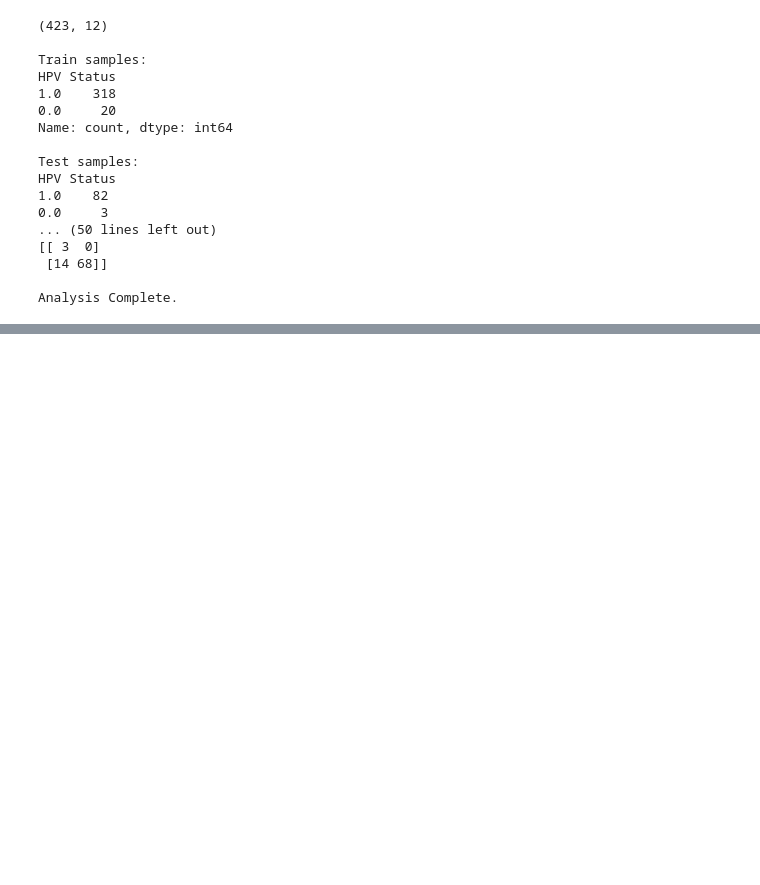
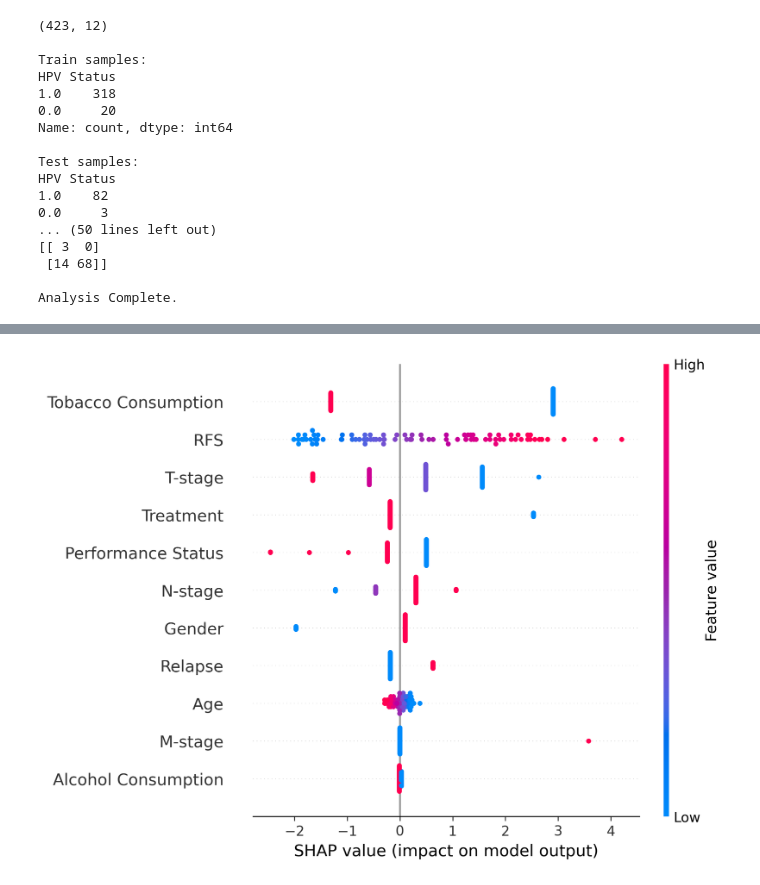
Before and after one commit to miriamamin1213-ux/HPV-classification, a Jupyter notebook: Copy_of_ModelLR_11F_44.ipynb, the cells around one changed output, grey strips where cells are left out. Saved outputs shown, nothing was run; the diff lists cells and outputs as text; code cells hidden in the pictures; blank space fills up the shorter version.

```diff
--- a/Copy_of_ModelLR_11F_44.ipynb
+++ b/Copy_of_ModelLR_11F_44.ipynb
@@ -381,0 +883,6 @@ Analysis Complete.
+# %%
+from IPython.display import Image, display
+
+display(Image("SHAP_Summary_LogisticRegression_Seed44.png"))
+# %% [output]
+[figure, added]
```
Also changed, not shown: parts of 9 cells of this notebook.
